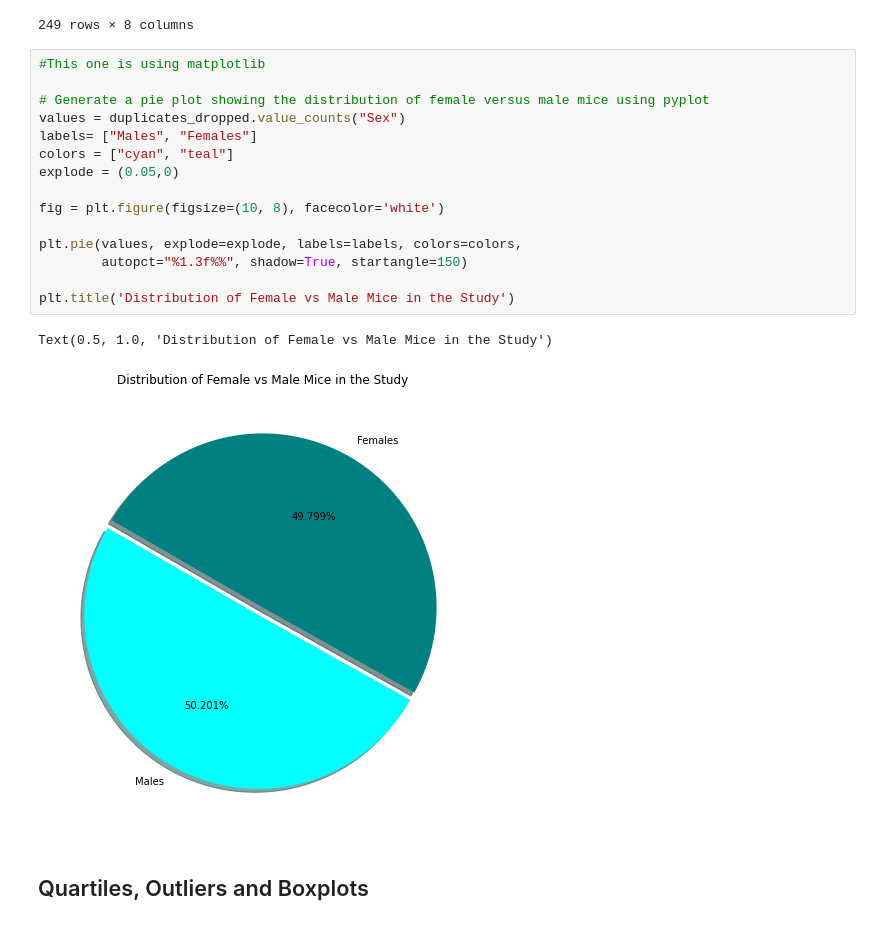
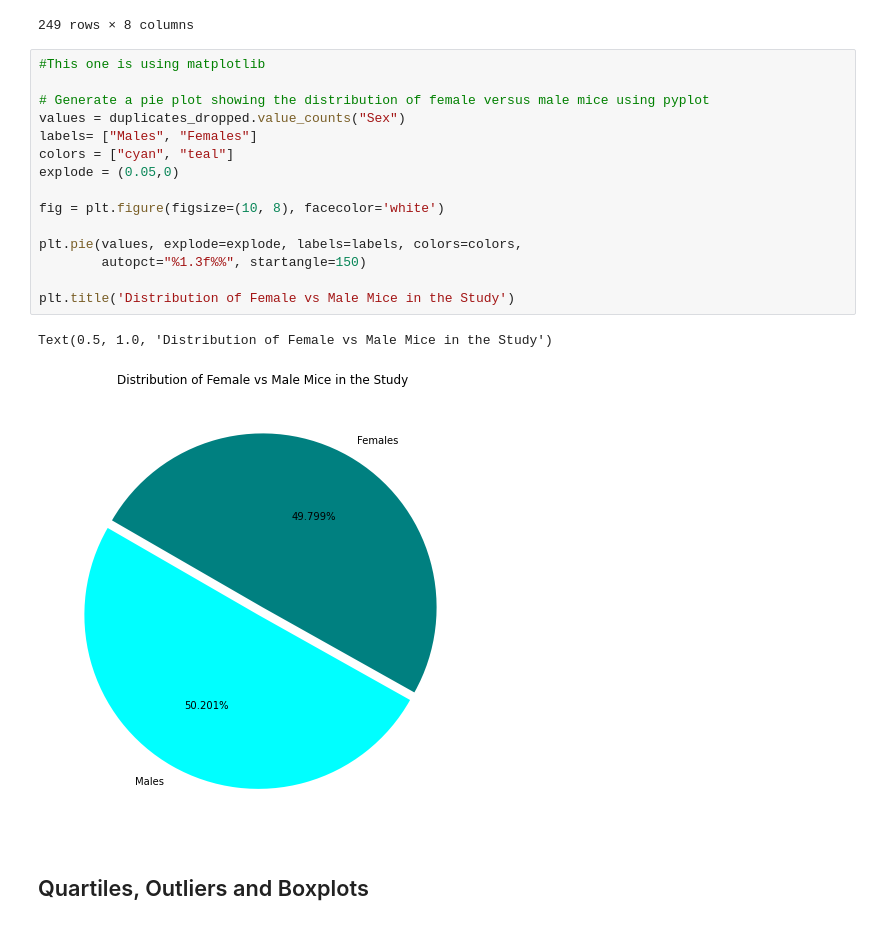
Before and after one commit to kaylajgranados/Pharmaceutical-Treatment-Testing, a Jupyter notebook: pymaceuticals.ipynb, the cells around one changed output. Cells and saved outputs as stored; diff of their text form.

```diff
--- a/pymaceuticals.ipynb
+++ b/pymaceuticals.ipynb
@@ -329,21 +329,21 @@ duplicates_dropped
 # %%
 #This one is using matplotlib
 
 # Generate a pie plot showing the distribution of female versus male mice using pyplot
 values = duplicates_dropped.value_counts("Sex")
 labels= ["Males", "Females"]
 colors = ["cyan", "teal"]
 explode = (0.05,0)
 
 fig = plt.figure(figsize=(10, 8), facecolor='white')
 
 plt.pie(values, explode=explode, labels=labels, colors=colors,
-        autopct="%1.3f%%", shadow=True, startangle=150)
+        autopct="%1.3f%%", startangle=150)
 
 plt.title('Distribution of Female vs Male Mice in the Study')
 # %% [output]
 Text(0.5, 1.0, 'Distribution of Female vs Male Mice in the Study')
-[figure, old version]
+[figure, new version]
 # %% [markdown]
 ## Quartiles, Outliers and Boxplots
 # %%
```
Also changed, not shown: parts of 4 cells of this notebook, 2 other files.
